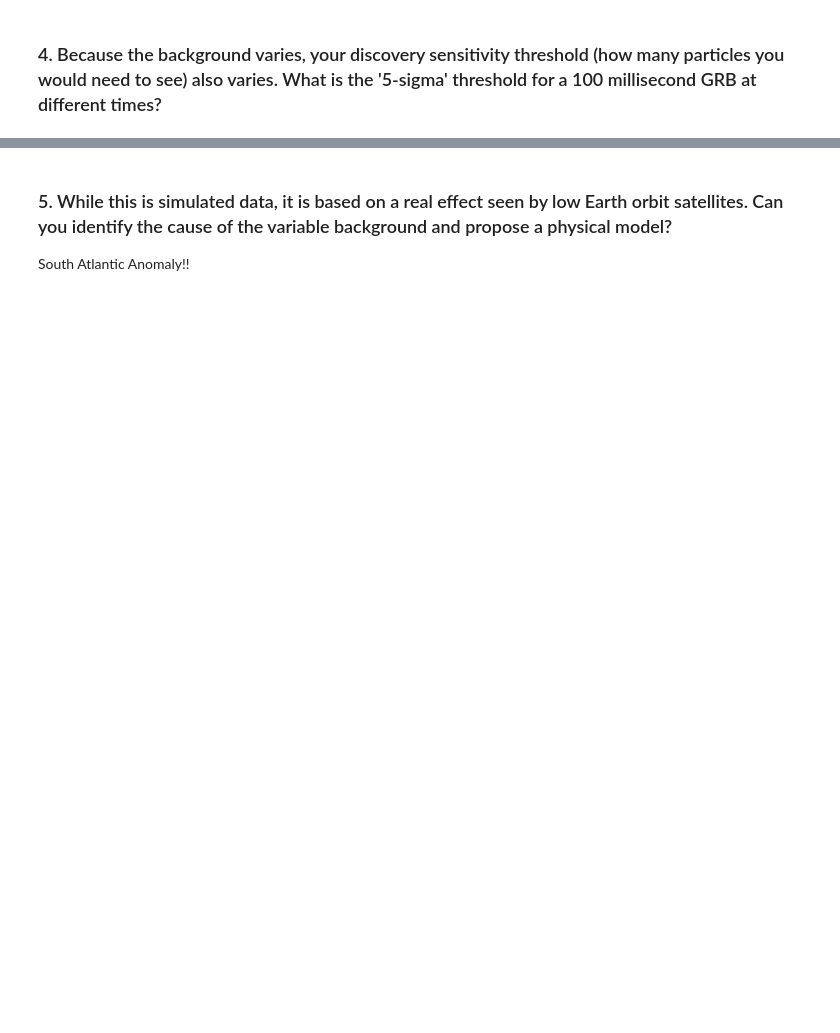
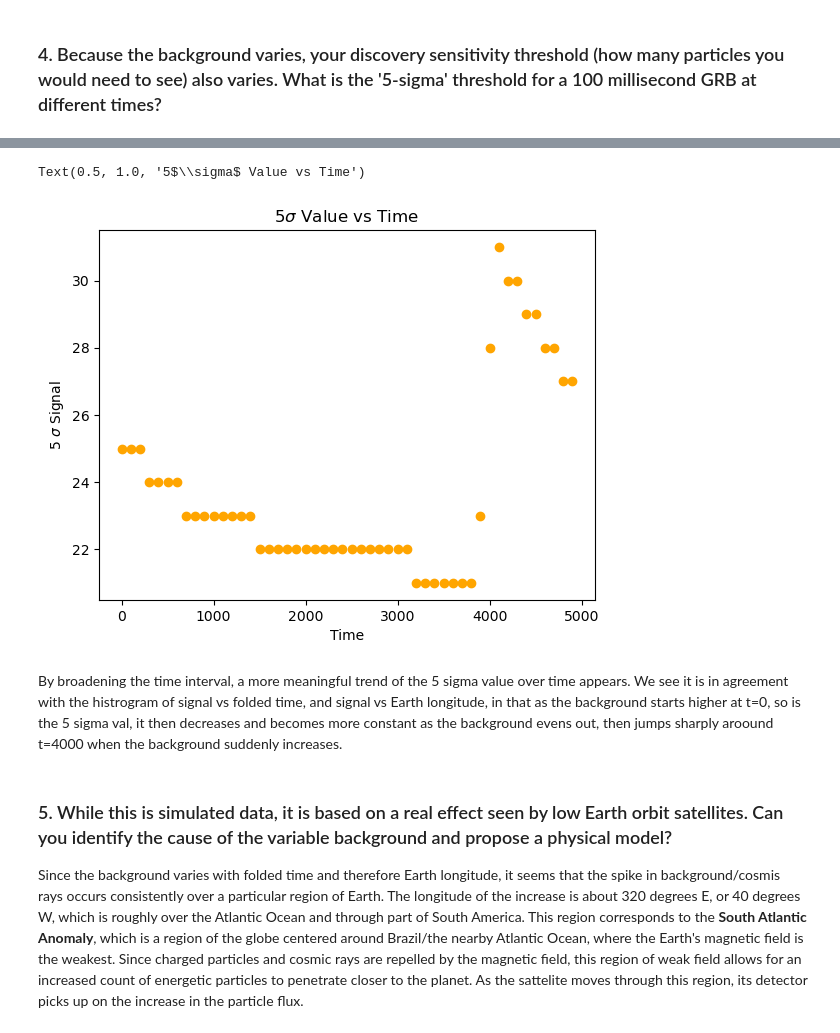
Before and after one commit to tarias16/Phys-434-Big-Data, a Jupyter notebook: Lab_4.ipynb, the cells around one changed output, grey strips where cells are left out. Drawn from its saved outputs; the diff is of its cells as text; code cells hidden in the pictures; blank space fills up the shorter version.

```diff
--- a/Lab_4.ipynb
+++ b/Lab_4.ipynb
@@ -280,4 +289,21 @@ print(th1, th2, th3, th4)
+# %%
+th = []
+t_range = np.arange(0,5000, 100)
+for i in range(0, len(t_range)):
+    th.append(find_sigma(t_range[i], 200))
+# %%
+fig, ax = plt.subplots()
+
+ax.scatter(t_range, th, color = 'orange')
+ax.set_ylabel(r'5 $\sigma$ Signal')
+ax.set_xlabel('Time')
+ax.set_title(r'5$\sigma$ Value vs Time')
+# %% [output]
+Text(0.5, 1.0, '5$\\sigma$ Value vs Time')
+[figure, added]
+# %% [markdown]
+By broadening the time interval, a more meaningful trend of the 5 sigma value over time appears. We see it is in agreement with the histrogram of signal vs folded time, and signal vs Earth longitude, in that as the background starts higher at t=0, so is the 5 sigma val, it then decreases and becomes more constant as the background evens out, then jumps sharply aroound t=4000 when the background suddenly increases.
 # %% [markdown]
 ### 5. While this is simulated data, it is based on a real effect seen by low Earth orbit satellites. Can you identify the cause of the variable background and propose a physical model?
 
-South Atlantic Anomaly!!
+Since the background varies with folded time and therefore Earth longitude, it seems that the spike in background/cosmis rays occurs consistently over a particular region of Earth. The longitude of the increase is about 320 degrees E, or 40 degrees W, which is roughly over the Atlantic Ocean and through part of South America. This region corresponds to the **South Atlantic Anomaly**, which is a region of the globe centered around Brazil/the nearby Atlantic Ocean, where the Earth's magnetic field is the weakest. Since charged particles and cosmic rays are repelled by the magnetic field, this region of weak field allows for an increased count of energetic particles to penetrate closer to the planet. As the sattelite moves through this region, its detector picks up on the increase in the particle flux.
```
Also changed, not shown: parts of 16 cells of this notebook.
